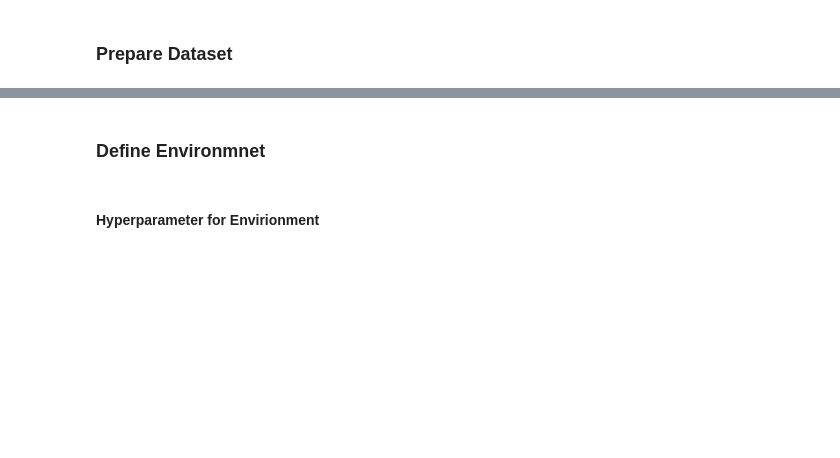
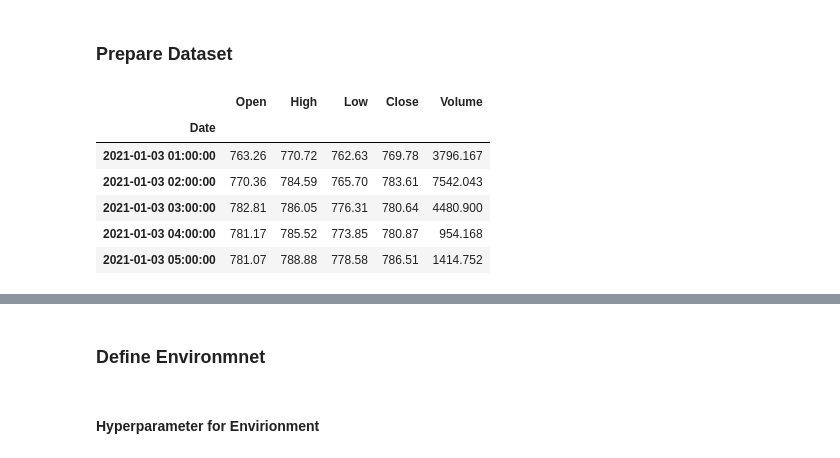
Before and after one commit to napnel/UoA-thesis-s1260099, a Jupyter notebook: main.ipynb, the cells around one changed output, grey strips where cells are left out. Saved outputs shown, nothing was run; the diff lists cells and outputs as text; code cells hidden in the pictures; blank space fills up the shorter version.

```diff
--- a/main.ipynb
+++ b/main.ipynb
@@ -29,0 +28,10 @@ eval_features = feature_enginner.preprocessing(eval_df)
+# %%
+data_train.head()
+# %% [output]
+|  | Open | High | Low | Close | Volume |
+| Date |  |  |  |  |  |
+| 2021-01-03 01:00:00 | 763.26 | 770.72 | 762.63 | 769.78 | 3796.167 |
+| 2021-01-03 02:00:00 | 770.36 | 784.59 | 765.70 | 783.61 | 7542.043 |
+| 2021-01-03 03:00:00 | 782.81 | 786.05 | 776.31 | 780.64 | 4480.900 |
+| 2021-01-03 04:00:00 | 781.17 | 785.52 | 773.85 | 780.87 | 954.168 |
+| 2021-01-03 05:00:00 | 781.07 | 788.88 | 778.58 | 786.51 | 1414.752 |
```
Also changed, not shown: parts of 8 cells of this notebook, 2 other files.
